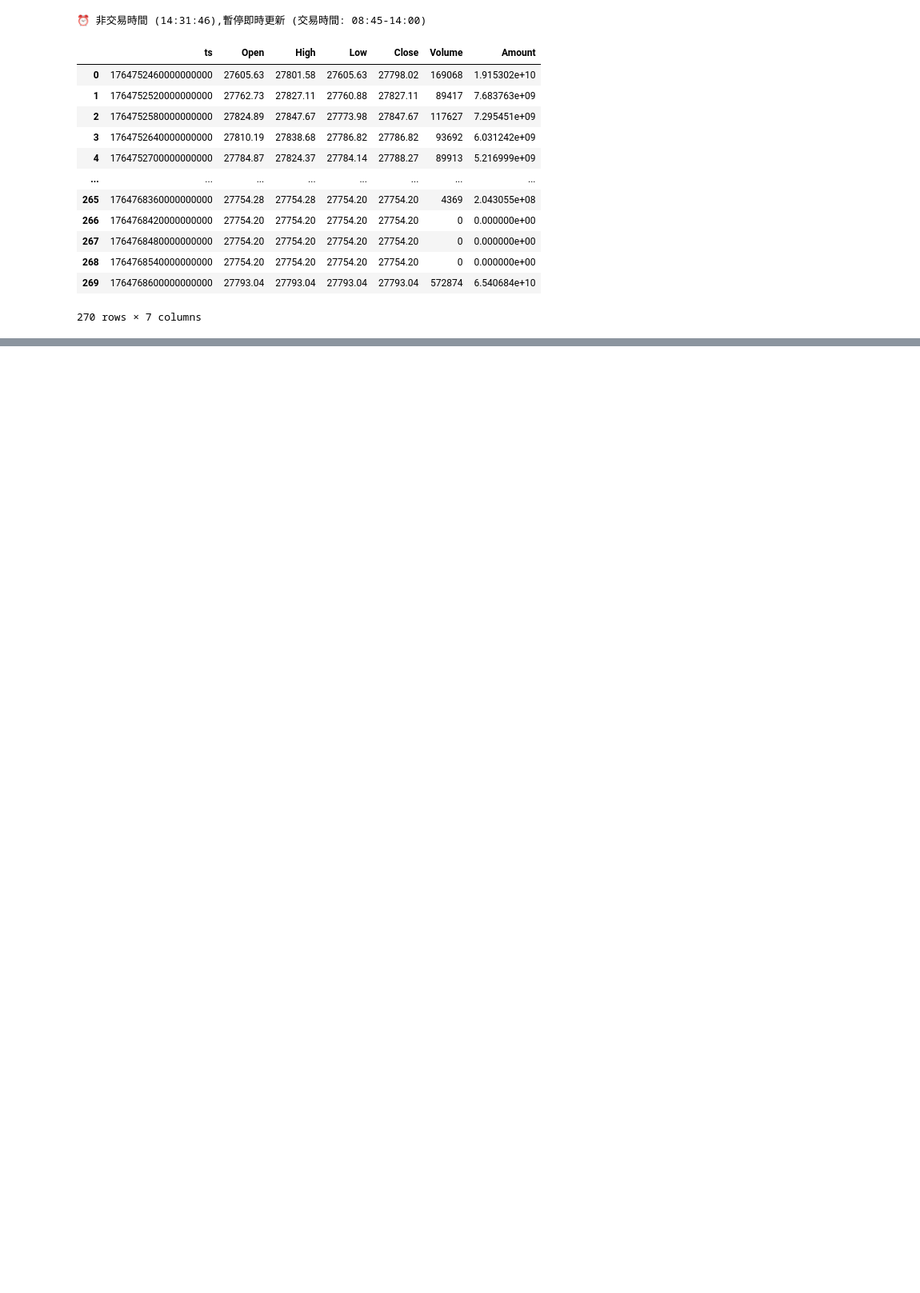
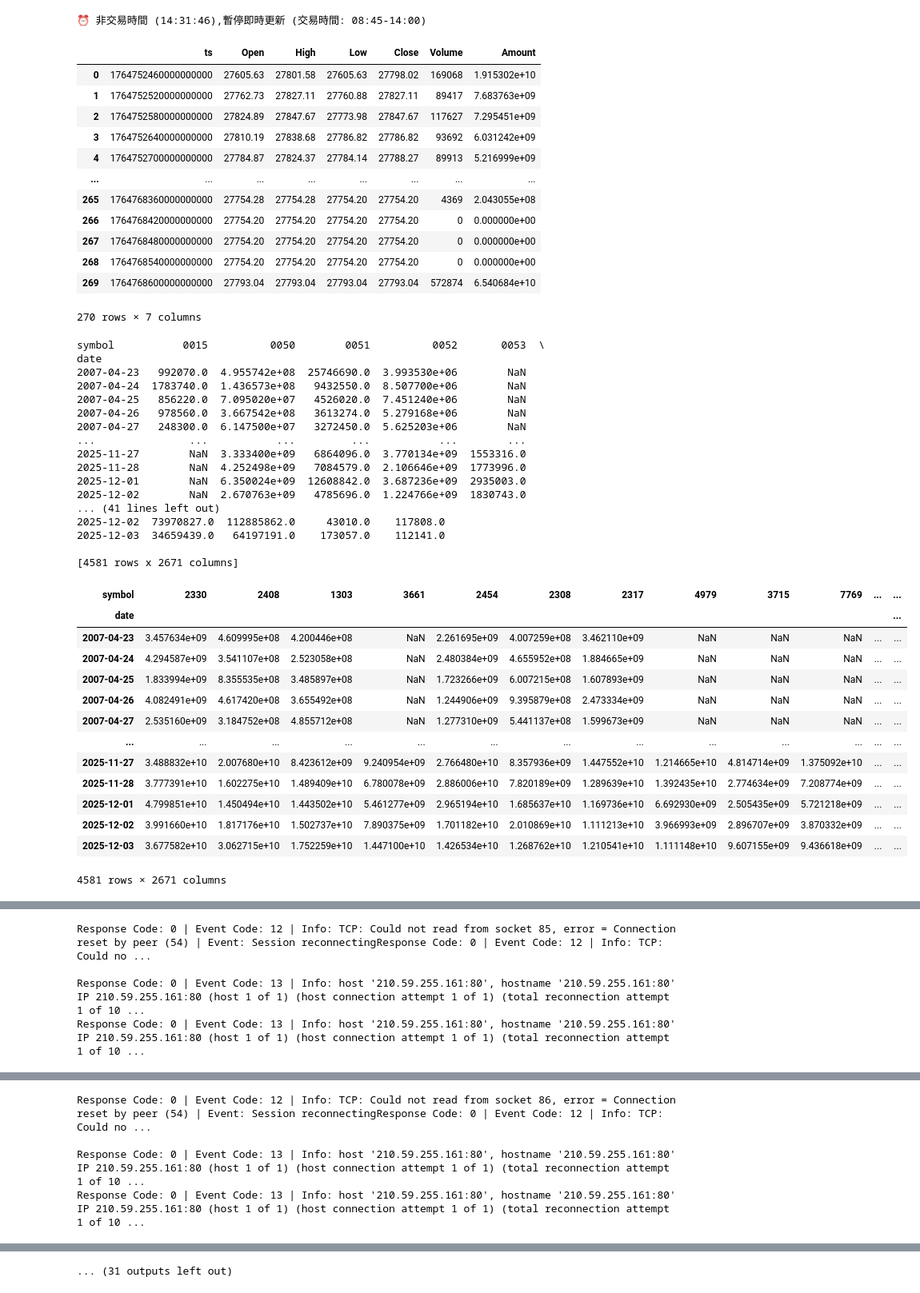
Before and after one commit to HarryKao1020/stock-dash-website, a Jupyter notebook: test.ipynb, the cells around one changed output, grey strips where cells are left out. Shown at 80% size. Cells and saved outputs as stored; diff of their text form; code cells hidden in the pictures; blank space fills up the shorter version.

```diff
--- a/test.ipynb
+++ b/test.ipynb
@@ -148,3 +147,41 @@ df
 | 268 | 1764768540000000000 | 27754.20 | 27754.20 | 27754.20 | 27754.20 | 0 | 0.000000e+00 |
 | 269 | 1764768600000000000 | 27793.04 | 27793.04 | 27793.04 | 27793.04 | 572874 | 6.540684e+10 |
 270 rows × 7 columns
+# %%
+stock_amount=data.get('price:成交金額')
+print(stock_amount)
+order = stock_amount.iloc[-1].astype(float).sort_values(ascending=False).index
+stock_amount = stock_amount[order]
+stock_amount
+# %% [output]
+symbol           0015          0050        0051          0052       0053  \
+date
+2007-04-23   992070.0  4.955742e+08  25746690.0  3.993530e+06        NaN
+2007-04-24  1783740.0  1.436573e+08   9432550.0  8.507700e+06        NaN
+2007-04-25   856220.0  7.095020e+07   4526020.0  7.451240e+06        NaN
+2007-04-26   978560.0  3.667542e+08   3613274.0  5.279168e+06        NaN
+2007-04-27   248300.0  6.147500e+07   3272450.0  5.625203e+06        NaN
+...               ...           ...         ...           ...        ...
+2025-11-27        NaN  3.333400e+09   6864096.0  3.770134e+09  1553316.0
+2025-11-28        NaN  4.252498e+09   7084579.0  2.106646e+09  1773996.0
+2025-12-01        NaN  6.350024e+09  12608842.0  3.687236e+09  2935003.0
+2025-12-02        NaN  2.670763e+09   4785696.0  1.224766e+09  1830743.0
+... (41 lines left out)
+2025-12-02  73970827.0  112885862.0     43010.0    117808.0
+2025-12-03  34659439.0   64197191.0    173057.0    112141.0
+
+[4581 rows x 2671 columns]
+| symbol | 2330 | 2408 | 1303 | 3661 | 2454 | 2308 | 2317 | 4979 | 3715 | 7769 | ... | ... |
+| date |  |  |  |  |  |  |  |  |  |  |  | ... |
+| 2007-04-23 | 3.457634e+09 | 4.609995e+08 | 4.200446e+08 | NaN | 2.261695e+09 | 4.007259e+08 | 3.462110e+09 | NaN | NaN | NaN | ... | ... |
+| 2007-04-24 | 4.294587e+09 | 3.541107e+08 | 2.523058e+08 | NaN | 2.480384e+09 | 4.655952e+08 | 1.884665e+09 | NaN | NaN | NaN | ... | ... |
+| 2007-04-25 | 1.833994e+09 | 8.355535e+08 | 3.485897e+08 | NaN | 1.723266e+09 | 6.007215e+08 | 1.607893e+09 | NaN | NaN | NaN | ... | ... |
+| 2007-04-26 | 4.082491e+09 | 4.617420e+08 | 3.655492e+08 | NaN | 1.244906e+09 | 9.395879e+08 | 2.473334e+09 | NaN | NaN | NaN | ... | ... |
+| 2007-04-27 | 2.535160e+09 | 3.184752e+08 | 4.855712e+08 | NaN | 1.277310e+09 | 5.441137e+08 | 1.599673e+09 | NaN | NaN | NaN | ... | ... |
+| ... | ... | ... | ... | ... | ... | ... | ... | ... | ... | ... | ... | ... |
+| 2025-11-27 | 3.488832e+10 | 2.007680e+10 | 8.423612e+09 | 9.240954e+09 | 2.766480e+10 | 8.357936e+09 | 1.447552e+10 | 1.214665e+10 | 4.814714e+09 | 1.375092e+10 | ... | ... |
+| 2025-11-28 | 3.777391e+10 | 1.602275e+10 | 1.489409e+10 | 6.780078e+09 | 2.886006e+10 | 7.820189e+09 | 1.289639e+10 | 1.392435e+10 | 2.774634e+09 | 7.208774e+09 | ... | ... |
+| 2025-12-01 | 4.799851e+10 | 1.450494e+10 | 1.443502e+10 | 5.461277e+09 | 2.965194e+10 | 1.685637e+10 | 1.169736e+10 | 6.692930e+09 | 2.505435e+09 | 5.721218e+09 | ... | ... |
+| 2025-12-02 | 3.991660e+10 | 1.817176e+10 | 1.502737e+10 | 7.890375e+09 | 1.701182e+10 | 2.010869e+10 | 1.111213e+10 | 3.966993e+09 | 2.896707e+09 | 3.870332e+09 | ... | ... |
+| 2025-12-03 | 3.677582e+10 | 3.062715e+10 | 1.752259e+10 | 1.447100e+10 | 1.426534e+10 | 1.268762e+10 | 1.210541e+10 | 1.111148e+10 | 9.607155e+09 | 9.436618e+09 | ... | ... |
+4581 rows × 2671 columns
@@ -150,0 +192,4 @@ df
+Response Code: 0 | Event Code: 12 | Info: TCP: Could not read from socket 85, error = Connection reset by peer (54) | Event: Session reconnectingResponse Code: 0 | Event Code: 12 | Info: TCP: Could no ...
+
+Response Code: 0 | Event Code: 13 | Info: host '210.59.255.161:80', hostname '210.59.255.161:80' IP 210.59.255.161:80 (host 1 of 1) (host connection attempt 1 of 1) (total reconnection attempt 1 of 10 ...
+Response Code: 0 | Event Code: 13 | Info: host '210.59.255.161:80', hostname '210.59.255.161:80' IP 210.59.255.161:80 (host 1 of 1) (host connection attempt 1 of 1) (total reconnection attempt 1 of 10 ...
@@ -150,0 +200,4 @@ df
+Response Code: 0 | Event Code: 12 | Info: TCP: Could not read from socket 86, error = Connection reset by peer (54) | Event: Session reconnectingResponse Code: 0 | Event Code: 12 | Info: TCP: Could no ...
+
+Response Code: 0 | Event Code: 13 | Info: host '210.59.255.161:80', hostname '210.59.255.161:80' IP 210.59.255.161:80 (host 1 of 1) (host connection attempt 1 of 1) (total reconnection attempt 1 of 10 ...
+Response Code: 0 | Event Code: 13 | Info: host '210.59.255.161:80', hostname '210.59.255.161:80' IP 210.59.255.161:80 (host 1 of 1) (host connection attempt 1 of 1) (total reconnection attempt 1 of 10 ...
@@ -150,0 +224 @@ df
+... (31 outputs left out)
```
Also changed, not shown: parts of 2 cells of this notebook, 6 other files.
